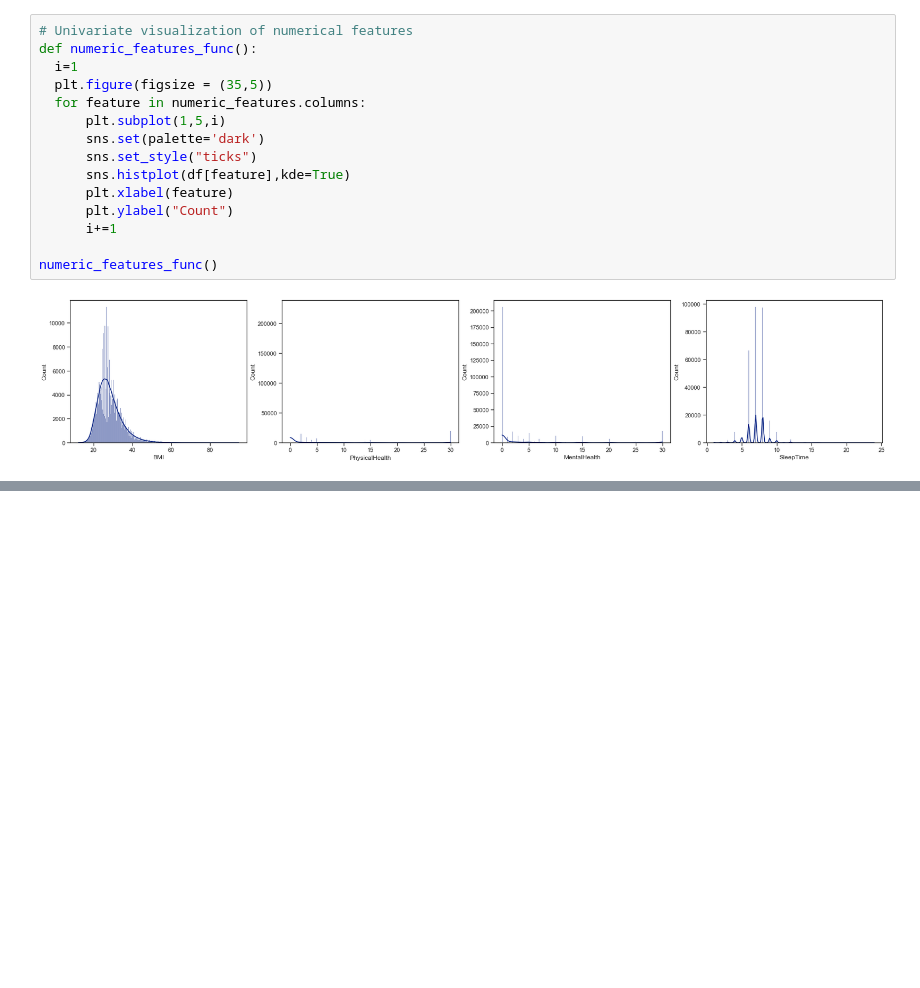
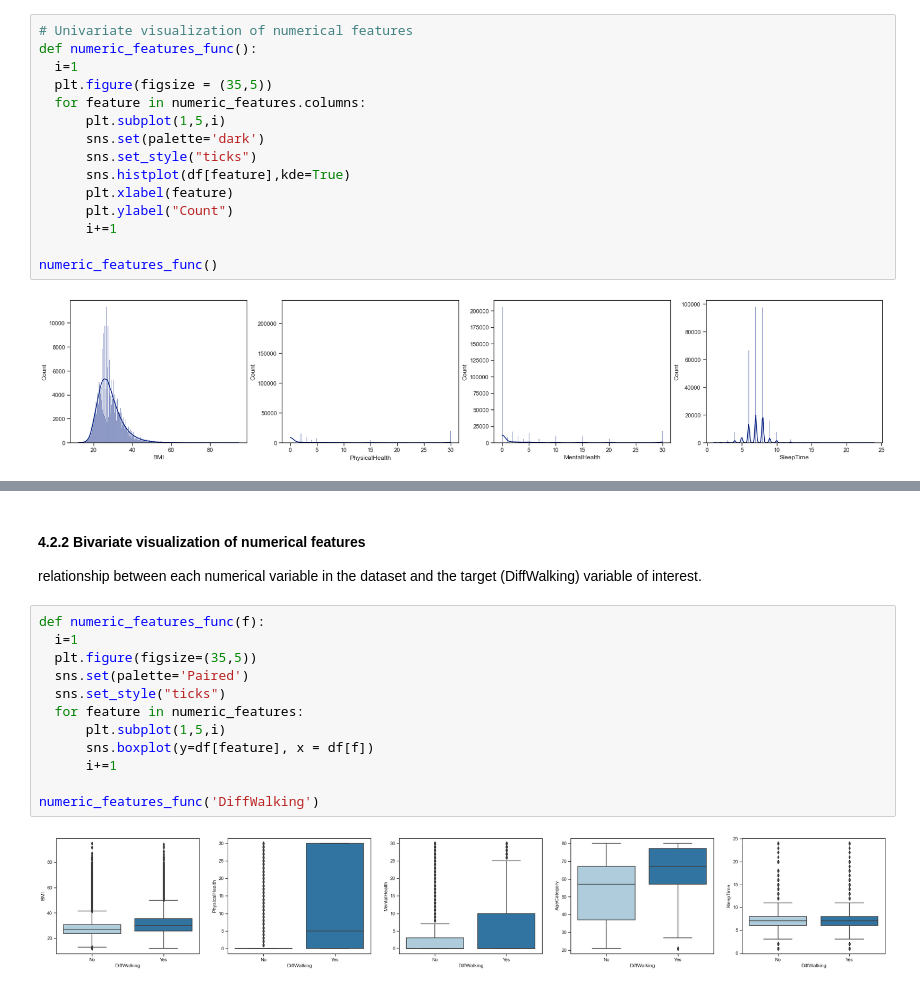
Before and after one commit to Machine-Learning-Projects1/2020-BRFSS-Codebook-CDC, a Jupyter notebook: CDC_ML.ipynb, the cells around one changed output, grey strips where cells are left out. Cells and saved outputs as stored; diff of their text form; blank space fills up the shorter version.

```diff
--- a/CDC_ML.ipynb
+++ b/CDC_ML.ipynb
@@ -217,0 +237,17 @@ numeric_features_func()
+# %% [markdown]
+#### 4.2.2 Bivariate visualization of numerical features
+relationship between each numerical variable in the dataset and the target (DiffWalking) variable of interest.
+# %%
+def numeric_features_func(f):
+  i=1
+  plt.figure(figsize=(35,5))
+  sns.set(palette='Paired')
+  sns.set_style("ticks")
+  for feature in numeric_features:
+      plt.subplot(1,5,i)
+      sns.boxplot(y=df[feature], x = df[f])
+      i+=1
+
+numeric_features_func('DiffWalking')
+# %% [output]
+[figure, added]
```
Also changed, not shown: parts of 2 cells of this notebook.
